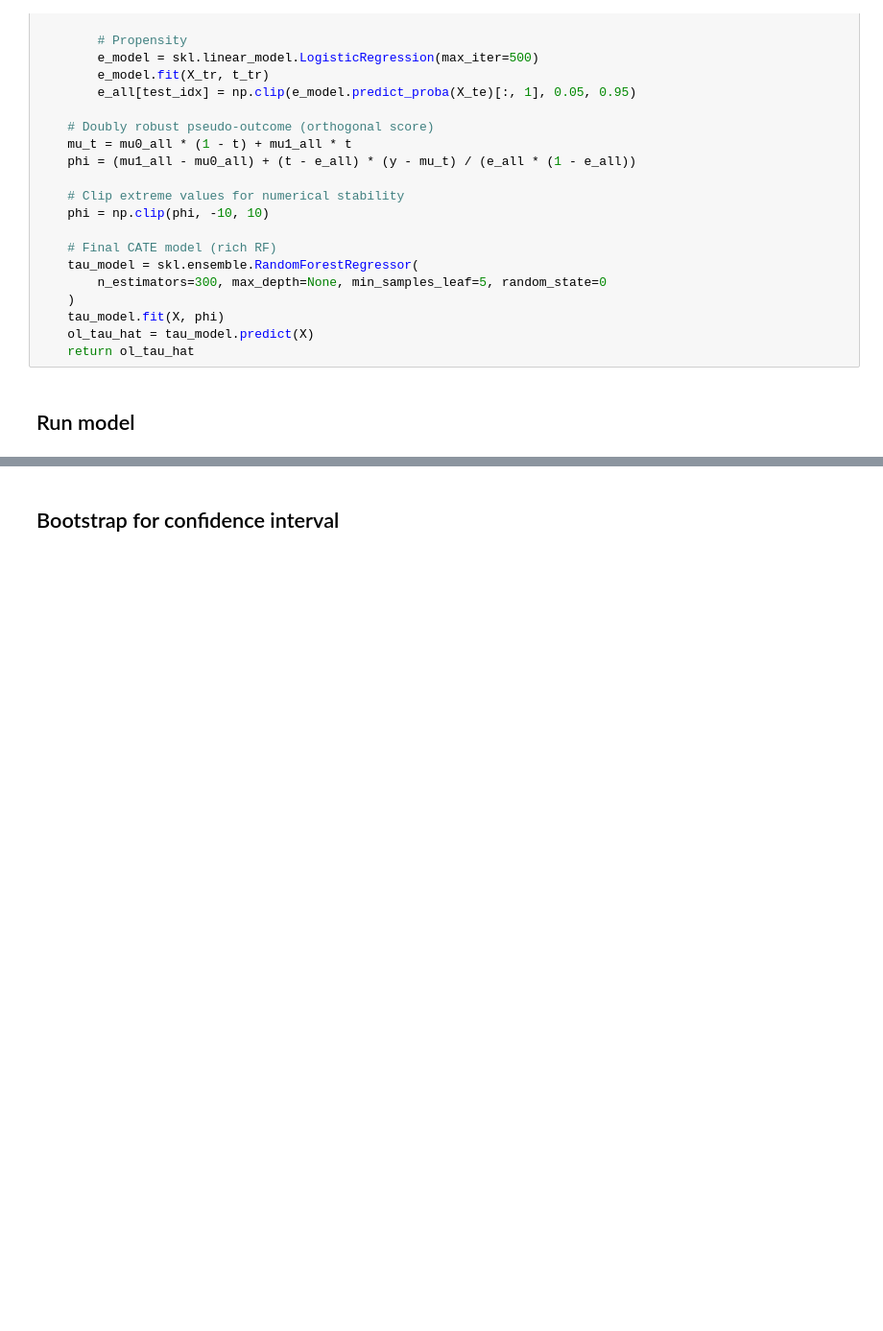
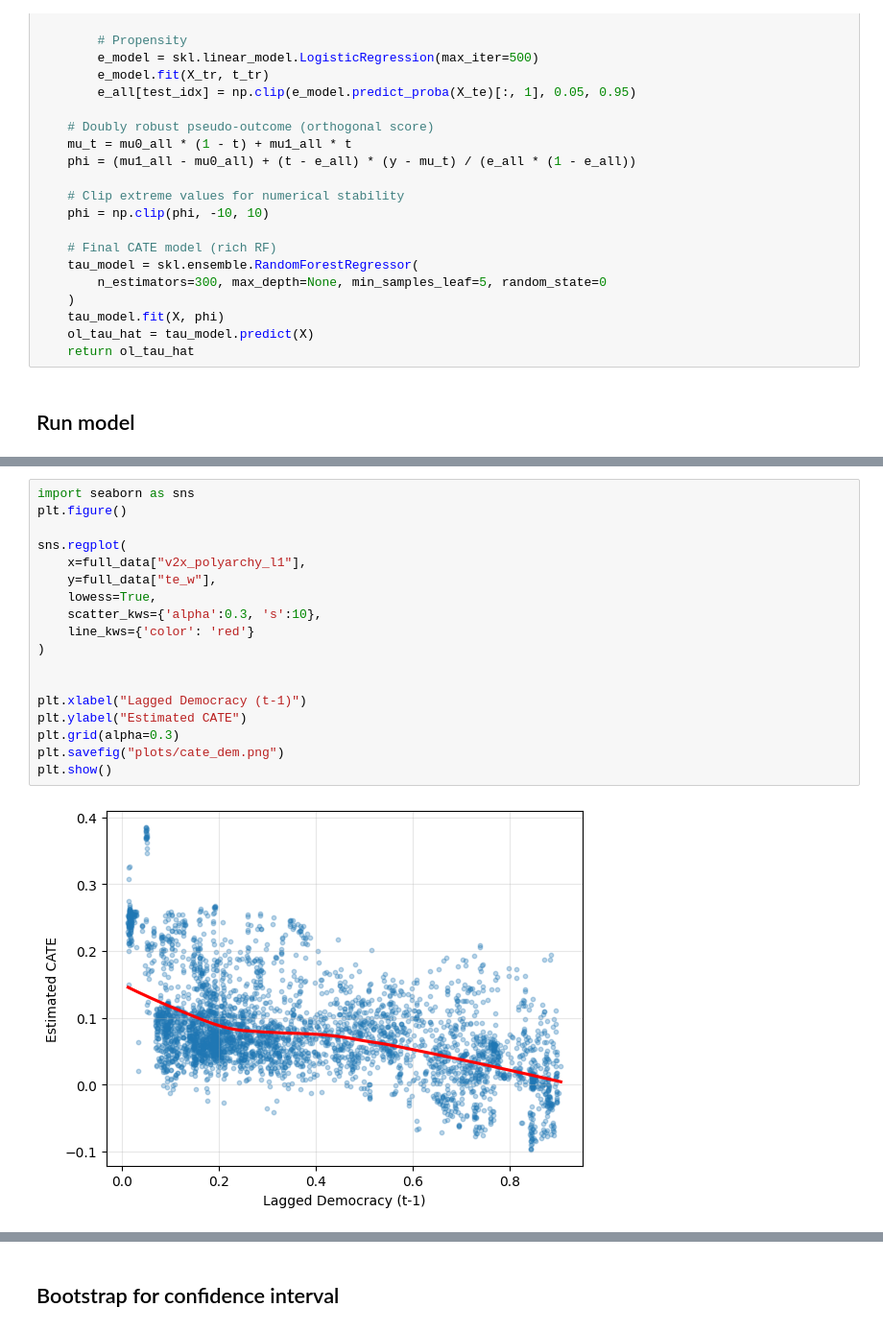
Before and after one commit to Flosam/imf_causal_effect, a Jupyter notebook: Notebook.ipynb, the cells around one changed output, grey strips where cells are left out. Shown at 96% size. Saved outputs shown, nothing was run; the diff lists cells and outputs as text; blank space fills up the shorter version.

```diff
--- a/Notebook.ipynb
+++ b/Notebook.ipynb
@@ -925,0 +1003,20 @@ plt.show()
+# %%
+import seaborn as sns
+plt.figure()
+
+sns.regplot(
+    x=full_data["v2x_polyarchy_l1"],
+    y=full_data["te_w"],
+    lowess=True,
+    scatter_kws={'alpha':0.3, 's':10},
+    line_kws={'color': 'red'}
+)
+
+
+plt.xlabel("Lagged Democracy (t-1)")
+plt.ylabel("Estimated CATE")
+plt.grid(alpha=0.3)
+plt.savefig("plots/cate_dem.png")
+plt.show()
+# %% [output]
+[figure, added]
```
Also changed, not shown: parts of 16 cells of this notebook, 4 other files.
